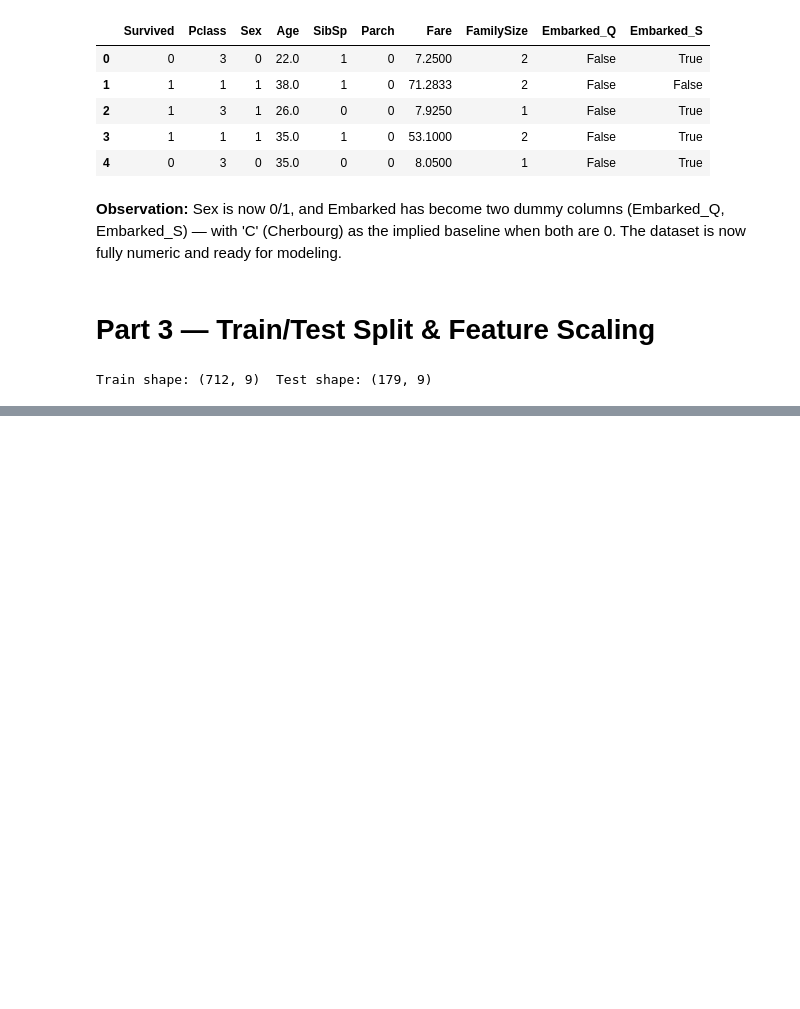
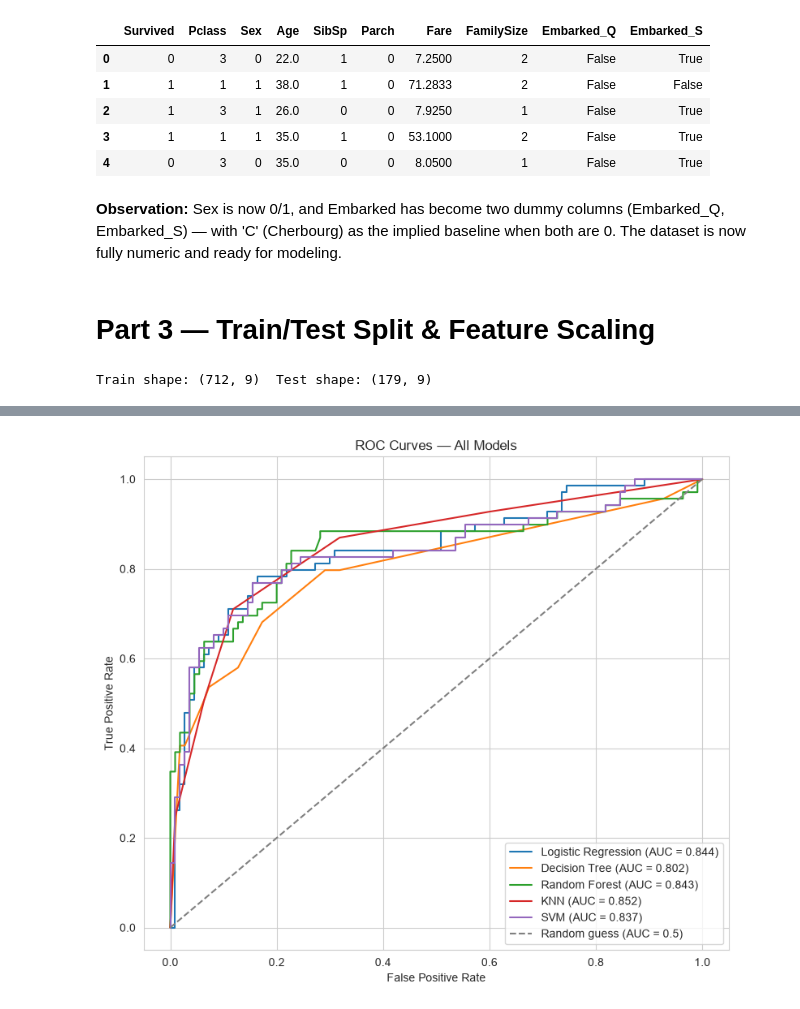
Before and after one commit to mohad6/MACHINE-LEARNING-PROJECT, a Jupyter notebook: Abdullahi-Mohammed-Module5 -ClassificationLab.ipynb, the cells around one changed output, grey strips where cells are left out. Drawn from its saved outputs; the diff is of its cells as text; code cells hidden in the pictures; blank space fills up the shorter version.

```diff
--- a/Abdullahi-Mohammed-Module5 -ClassificationLab.ipynb
+++ b/Abdullahi-Mohammed-Module5 -ClassificationLab.ipynb
@@ -231,0 +252,7 @@ X_test_scaled = scaler.transform(X_test)
+# %%
+# Task 3 — Random Forest.
+
+rand_forest = RandomForestClassifier(n_estimators=200, max_depth=6, random_state=42)
+rand_forest.fit(X_train, y_train)
+y_pred_rf = rand_forest.predict(X_test)
+print('Random Forest trained.')
@@ -231,0 +261,7 @@ X_test_scaled = scaler.transform(X_test)
+# %%
+# Task 4 — K-Nearest Neighbors (K=5).
+
+knn = KNeighborsClassifier(n_neighbors=5)
+knn.fit(X_train_scaled, y_train)
+y_pred_knn = knn.predict(X_test_scaled)
+print('KNN trained.')
@@ -231,0 +364,23 @@ X_test_scaled = scaler.transform(X_test)
+# %%
+# Task 4 — Plot ROC curves for all five models on one chart, and compare their AUC scores.
+proba_map = {
+'Logistic Regression': log_reg.predict_proba(X_test_scaled)[:, 1],
+'Decision Tree': dec_tree.predict_proba(X_test)[:, 1],
+'Random Forest': rand_forest.predict_proba(X_test)[:, 1],
+'KNN': knn.predict_proba(X_test_scaled)[:, 1],
+'SVM': svm.predict_proba(X_test_scaled)[:, 1]
+}
+plt.figure(figsize=(8, 7))
+for name, proba in proba_map.items():
+ fpr, tpr, _ = roc_curve(y_test, proba)
+ auc = roc_auc_score(y_test, proba)
+ plt.plot(fpr, tpr, label=f'{name} (AUC = {auc:.3f})')
+plt.plot([0, 1], [0, 1], linestyle='--', color='gray', label='Random guess (AUC = 0.5)')
+plt.xlabel('False Positive Rate')
+plt.ylabel('True Positive Rate')
+plt.title('ROC Curves — All Models')
+plt.legend(loc='lower right')
+plt.tight_layout()
+plt.show()
+# %% [output]
+[figure, added]
```
Also changed, not shown: parts of 15 cells of this notebook.
